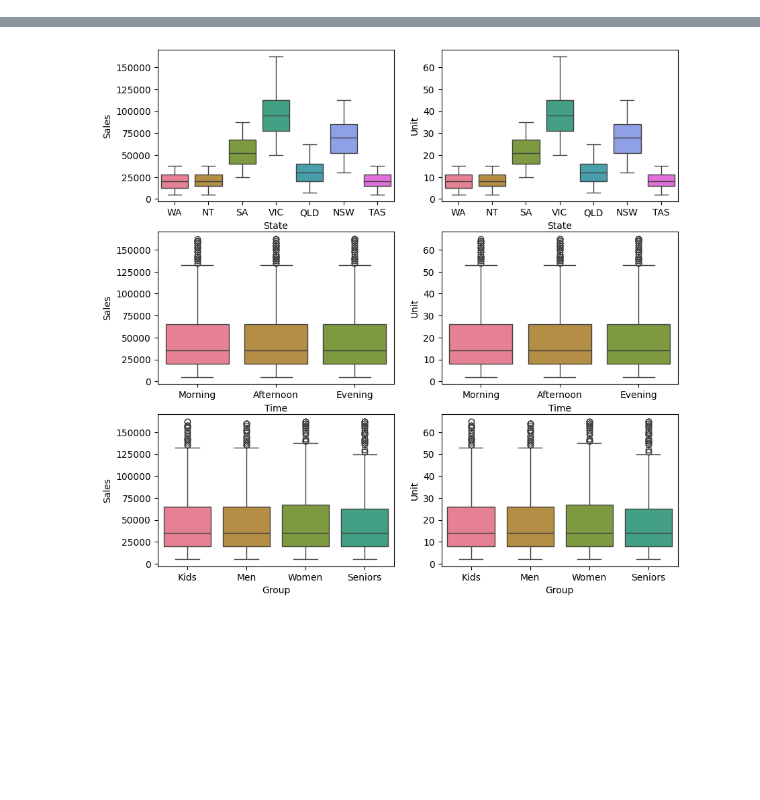
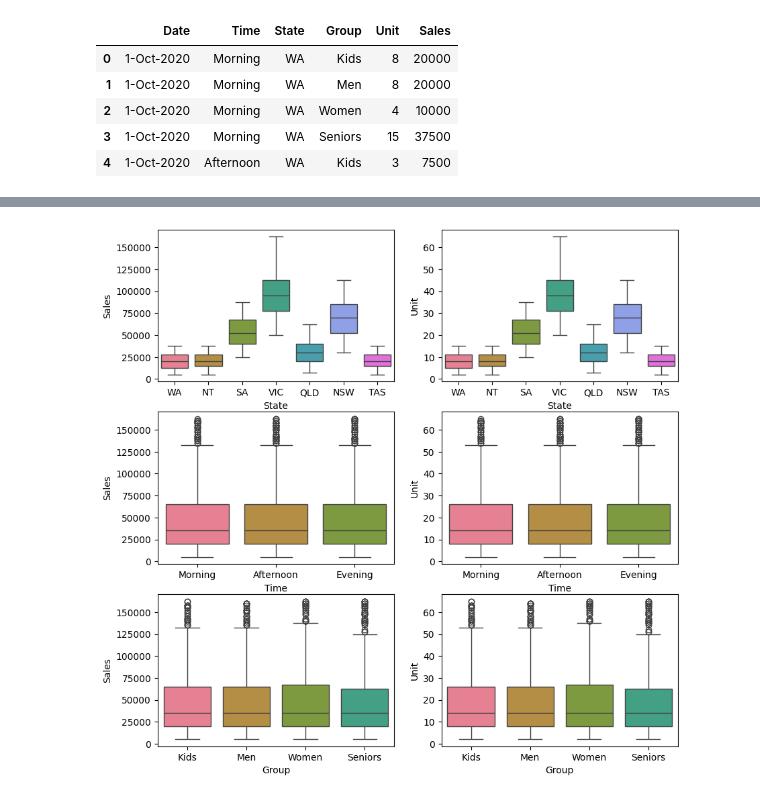
Before and after one commit to opendroid/learn-python, a Jupyter notebook: stats/aal_stats_project.ipynb, the cells around one changed output, grey strips where cells are left out. Saved outputs shown, nothing was run; the diff lists cells and outputs as text; code cells hidden in the pictures; blank space fills up the shorter version.

Commit message:
docs: update project analysis documentation and refactor environment setup in aal_stats_project.ipynb

```diff
--- a/stats/aal_stats_project.ipynb
+++ b/stats/aal_stats_project.ipynb
@@ -45,17 +0,0 @@ import scipy.stats as stats
-# %%
-# Set global float format to print commas and zero decimal places
-pd.set_option("styler.format.thousands", ",")
-# Read the data file, with unit and sales as float,
-data = pd.read_csv('../data/AusApparalSales4thQrt2020.csv',
-                   skipinitialspace=True,  # remove leading spaces
-                   dtype={'Unit': 'float', 'Sales': 'float'})
-print("Pandas version:", pd.__version__)
-# Display the five samples of the data, same random state for reproducibility
-print("Sample data:", data.sample(5, random_state=42), sep="\n")
-print("Data count (rows, columns):", data.shape)
-state_count = data['State'].value_counts()  # Data count by State
-print("State count:", [f"{state}: {count}" for state, count in state_count.items()])
-data_duplicates = data.duplicated()  # Data count duplicates
-print("Data duplicates:", data_duplicates.sum())
-print("Column Data types:", data.dtypes, sep="\n") # Data types of each column
-print("Column Names:", data.columns) # Column names
@@ -320,0 +35,21 @@ We shall look at the sales descriptive stats by :
+# %%
+# =============================================================================
+# 1. Environment Setup & Data Ingestion
+# =============================================================================
+import pandas as pd
+import matplotlib.pyplot as plt
+import seaborn as sns
+
+# Load dataset with clean string stripping for whitespace handling
+data = pd.read_csv('../data/AusApparalSales4thQrt2020.csv',
+                   converters={'State': str.strip, 'Group': str.strip, 'Time': str.strip})
+
+# Display first 5 rows
+data.head(5)
+# %% [output]
+|  | Date | Time | State | Group | Unit | Sales |
+| 0 | 1-Oct-2020 | Morning | WA | Kids | 8 | 20000 |
+| 1 | 1-Oct-2020 | Morning | WA | Men | 8 | 20000 |
+| 2 | 1-Oct-2020 | Morning | WA | Women | 4 | 10000 |
+| 3 | 1-Oct-2020 | Morning | WA | Seniors | 15 | 37500 |
+| 4 | 1-Oct-2020 | Afternoon | WA | Kids | 3 | 7500 |
```
Also changed, not shown: parts of 65 cells of this notebook.
